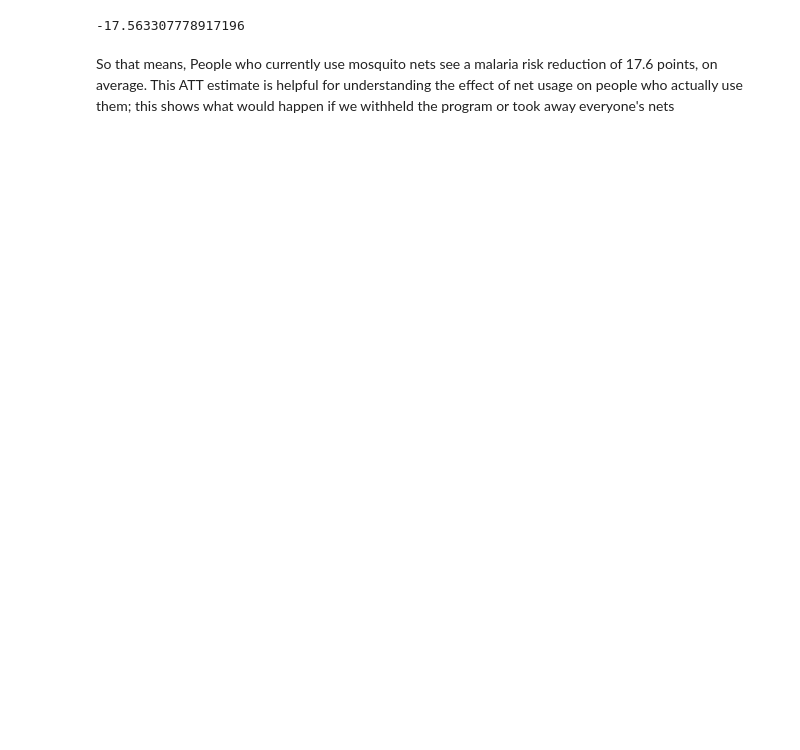
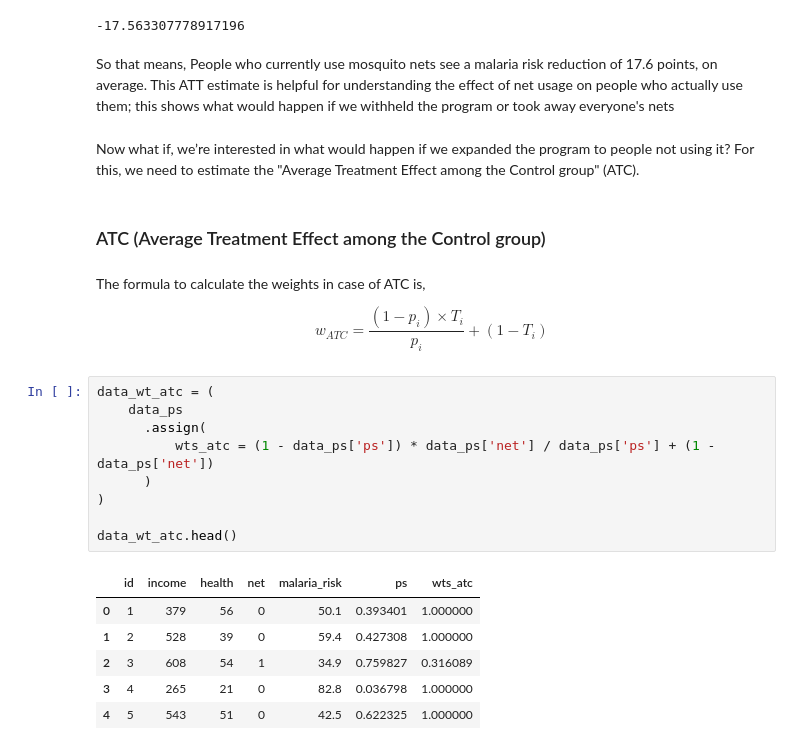
Before and after one commit to shafayetShafee/skmiscpy, a Jupyter notebook: docs/example.ipynb, the cells around one changed output. Saved outputs shown, nothing was run; the diff lists cells and outputs as text; blank space fills up the shorter version.

```diff
--- a/docs/example.ipynb
+++ b/docs/example.ipynb
@@ -257,3 +255,29 @@ print(mean_difference)
 -17.563307778917196
 # %% [markdown]
 So that means, People who currently use mosquito nets see a malaria risk reduction of 17.6 points, on average. This ATT estimate is helpful for understanding the effect of net usage on people who actually use them; this shows what would happen if we withheld the program or took away everyone's nets
+# %% [markdown]
+Now what if, we’re interested in what would happen if we expanded the program to people not using it? For this, we need to estimate the "Average Treatment Effect among the Control group" (ATC).
+# %% [markdown]
+### ATC (Average Treatment Effect among the Control group)
+# %% [markdown]
+The formula to calculate the weights in case of ATC is,
+
+$$
+w_{ATC} = \dfrac{(1- p_i) \times T_i}{p_i} + (1- T_i)
+$$
+# %%
+data_wt_atc = (
+    data_ps
+      .assign(
+          wts_atc = (1 - data_ps['ps']) * data_ps['net'] / data_ps['ps'] + (1 - data_ps['net'])
+      )
+)
+
+data_wt_atc.head()
+# %% [output]
+|  | id | income | health | net | malaria_risk | ps | wts_atc |
+| 0 | 1 | 379 | 56 | 0 | 50.1 | 0.393401 | 1.000000 |
+| 1 | 2 | 528 | 39 | 0 | 59.4 | 0.427308 | 1.000000 |
+| 2 | 3 | 608 | 54 | 1 | 34.9 | 0.759827 | 0.316089 |
+| 3 | 4 | 265 | 21 | 0 | 82.8 | 0.036798 | 1.000000 |
+| 4 | 5 | 543 | 51 | 0 | 42.5 | 0.622325 | 1.000000 |
```
Also changed, not shown: parts of 11 cells of this notebook.
